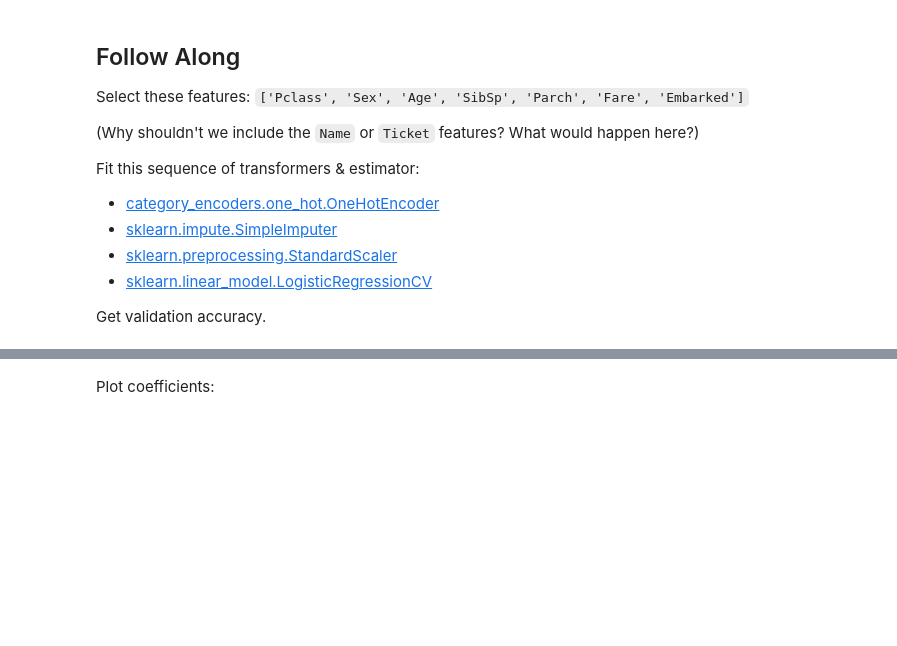
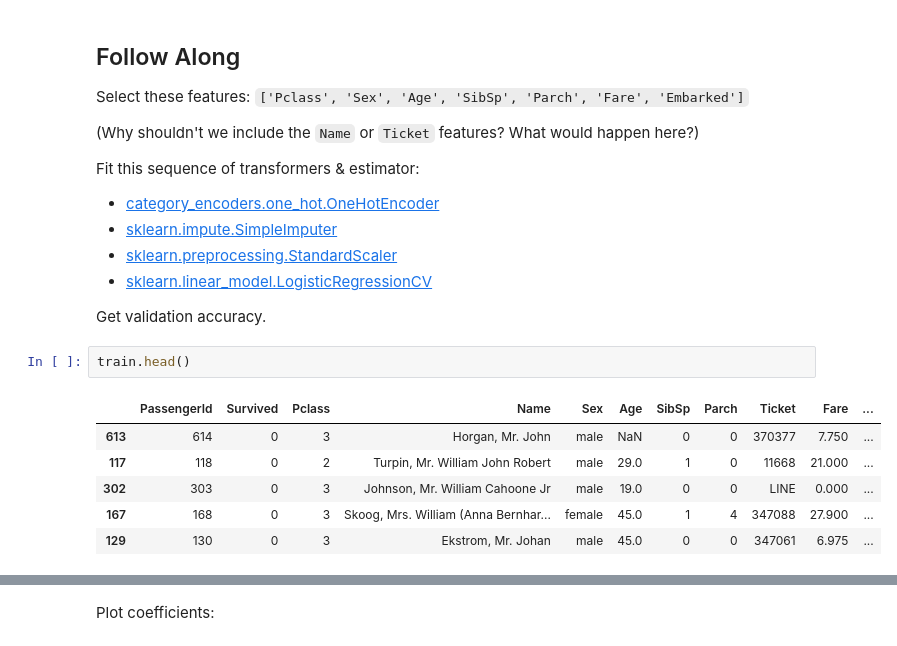
Before and after one commit to sikoh/DS-Linear-Models, a Jupyter notebook: Logistic-Regression/DS_LogisticRegression_Lecture_Notes_2.ipynb, the cells around one changed output, grey strips where cells are left out. Drawn from its saved outputs; the diff is of its cells as text; blank space fills up the shorter version.

```diff
--- a/Logistic-Regression/DS_LogisticRegression_Lecture_Notes_2.ipynb
+++ b/Logistic-Regression/DS_LogisticRegression_Lecture_Notes_2.ipynb
@@ -338,3 +361,12 @@ Fit this sequence of transformers & estimator:
 - [sklearn.linear_model.LogisticRegressionCV](https://scikit-learn.org/stable/modules/generated/sklearn.linear_model.LogisticRegressionCV.html)
 
 Get validation accuracy.
+# %%
+train.head()
+# %% [output]
+|  | PassengerId | Survived | Pclass | Name | Sex | Age | SibSp | Parch | Ticket | Fare | ... |
+| 613 | 614 | 0 | 3 | Horgan, Mr. John | male | NaN | 0 | 0 | 370377 | 7.750 | ... |
+| 117 | 118 | 0 | 2 | Turpin, Mr. William John Robert | male | 29.0 | 1 | 0 | 11668 | 21.000 | ... |
+| 302 | 303 | 0 | 3 | Johnson, Mr. William Cahoone Jr | male | 19.0 | 0 | 0 | LINE | 0.000 | ... |
+| 167 | 168 | 0 | 3 | Skoog, Mrs. William (Anna Bernhar... | female | 45.0 | 1 | 4 | 347088 | 27.900 | ... |
+| 129 | 130 | 0 | 3 | Ekstrom, Mr. Johan | male | 45.0 | 0 | 0 | 347061 | 6.975 | ... |
```
Also changed, not shown: parts of 39 cells of this notebook.
